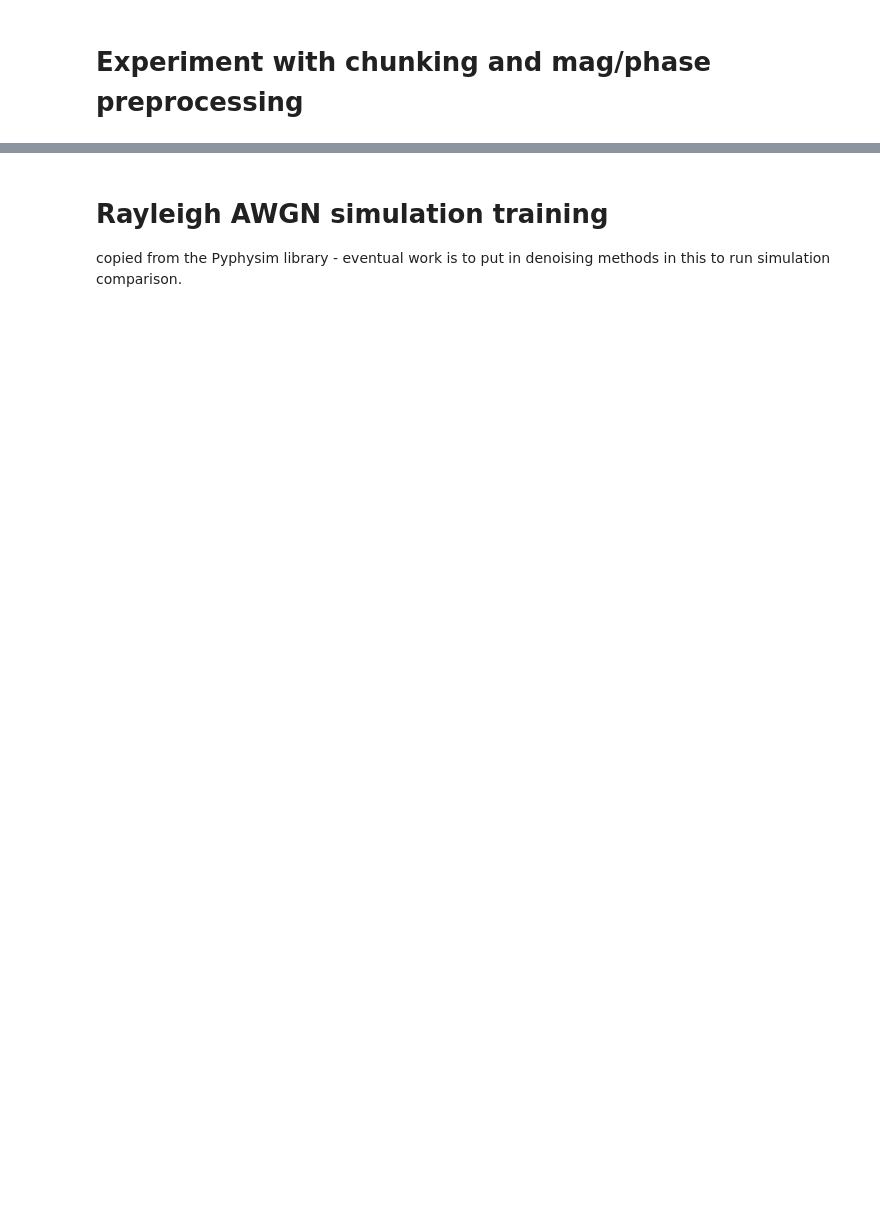
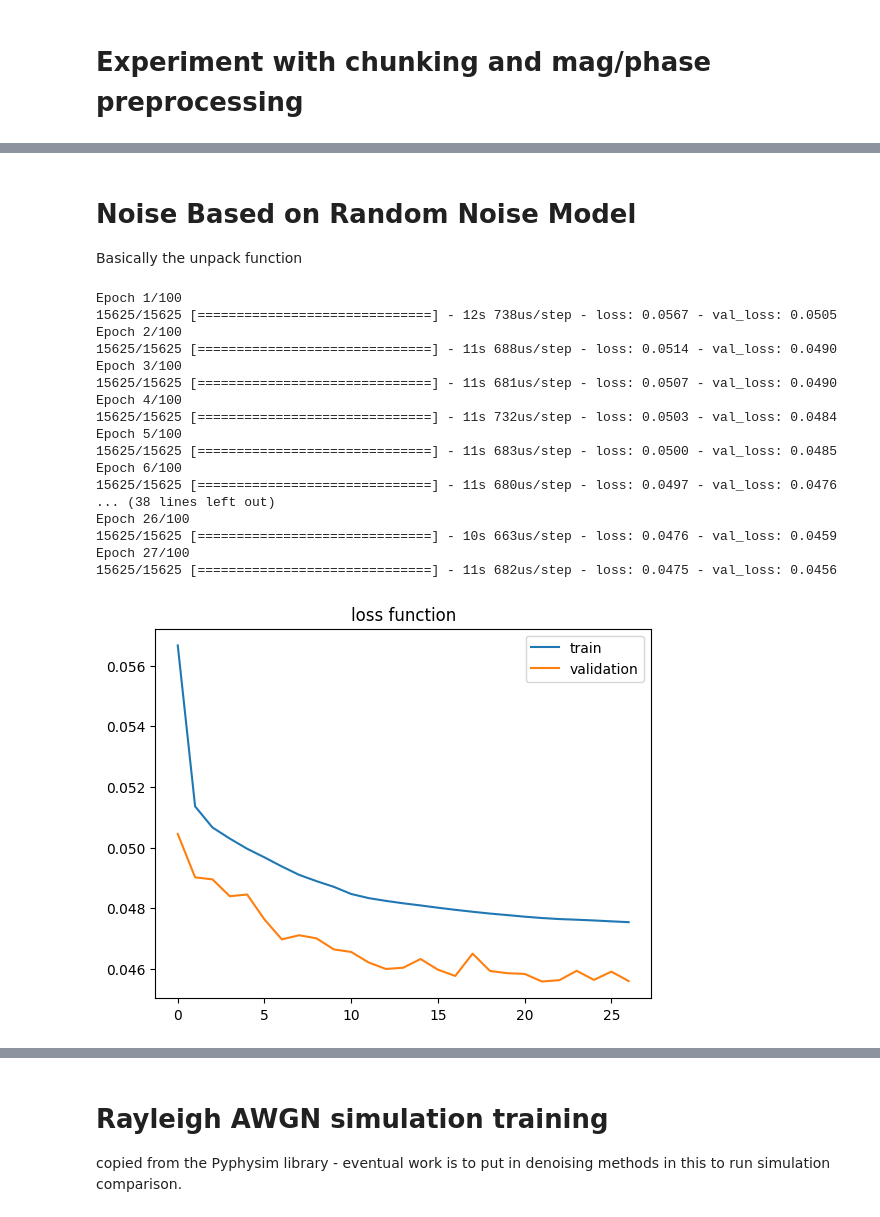
Before and after one commit to eruditus-vir/WirelessRL-Study, a Jupyter notebook: qam_denoise_experiment.ipynb, the cells around one changed output, grey strips where cells are left out. Drawn from its saved outputs; the diff is of its cells as text; code cells hidden in the pictures; blank space fills up the shorter version.

```diff
--- a/qam_denoise_experiment.ipynb
+++ b/qam_denoise_experiment.ipynb
@@ -547,0 +549,18 @@ Mean bit error rate from not doing anything 0.009493600000000001
+# %% [markdown]
+# Noise Based on Random Noise Model
+Basically the unpack function
+# %%
+import random
+
+def generate_data_noisy(modulator,  num_symbols):
+    sinr_dBs = np.linspace(-5, 30, 8)
+    EbN0_linear = dB2Linear(random.choice(sinr_dBs))
+    # Note that when M=2 BPSK modulation will be used, while other values will use QAM
+    M =  [2, 4, 16, 64, 256] # since QAM is used
+    snr_linear = EbN0_linear * math.log2(random.choice(M))
+    noise_power = 1 / snr_linear
+    n = math.sqrt(noise_power) * randn_c(num_symbols)
+    data = np.random.randint(0, modulator.M, num_symbols)
+    modulated_data = modulator.modulate(data)
+    noisy_data = modulated_data + n
+    return data, modulated_data, noisy_data
@@ -547,0 +601,57 @@ Mean bit error rate from not doing anything 0.009493600000000001
+# %%
+early_stopping_monitor = EarlyStopping(
+    monitor='val_loss',
+    min_delta=0,
+    patience=5,
+    verbose=0,
+    mode='auto',
+    baseline=None,
+    restore_best_weights=True
+)
+callbacks = [early_stopping_monitor]
+# Define the autoencoder architecture
+# input_signal = tf.keras.layers.Input(shape=(2 * num_symbols,))
+# encoded = tf.keras.layers.Dense(128, activation='relu')(input_signal)  # Increased size
+# decoded = tf.keras.layers.Dense(2 * num_symbols, activation='tanh')(encoded)  # Output size doubled
+# autoencoder = tf.keras.models.Model(inputs=input_signal, outputs=decoded)
+autoencoder = CustomAutoencoder(chunk_size)
+optimizer = tf.keras.optimizers.legacy.Adam(learning_rate=0.0005)
+# Compile and train the model
+autoencoder.compile(optimizer=optimizer,
+                    loss='mean_absolute_error')
+history = autoencoder.fit(training_x_real_chunked_norm,
+                          training_y_real_chunked_norm,
+                          epochs=100,
+                          batch_size=256,
+                          validation_split=0.2,
+                          callbacks=callbacks)
+
+loss = history.history['loss']
+val_loss = history.history['val_loss']
+
+# plot losses
+plt.figure()
+plt.plot(loss, label='train')
+plt.plot(val_loss, label='validation')
+plt.title('loss function')
+plt.legend()
+plt.show(block=False)
+# %% [output]
+Epoch 1/100
+15625/15625 [==============================] - 12s 738us/step - loss: 0.0567 - val_loss: 0.0505
+Epoch 2/100
+15625/15625 [==============================] - 11s 688us/step - loss: 0.0514 - val_loss: 0.0490
+Epoch 3/100
+15625/15625 [==============================] - 11s 681us/step - loss: 0.0507 - val_loss: 0.0490
+Epoch 4/100
+15625/15625 [==============================] - 11s 732us/step - loss: 0.0503 - val_loss: 0.0484
+Epoch 5/100
+15625/15625 [==============================] - 11s 683us/step - loss: 0.0500 - val_loss: 0.0485
+Epoch 6/100
+15625/15625 [==============================] - 11s 680us/step - loss: 0.0497 - val_loss: 0.0476
+... (38 lines left out)
+Epoch 26/100
+15625/15625 [==============================] - 10s 663us/step - loss: 0.0476 - val_loss: 0.0459
+Epoch 27/100
+15625/15625 [==============================] - 11s 682us/step - loss: 0.0475 - val_loss: 0.0456
+[figure, added]
```
Also changed, not shown: parts of 23 cells of this notebook.
